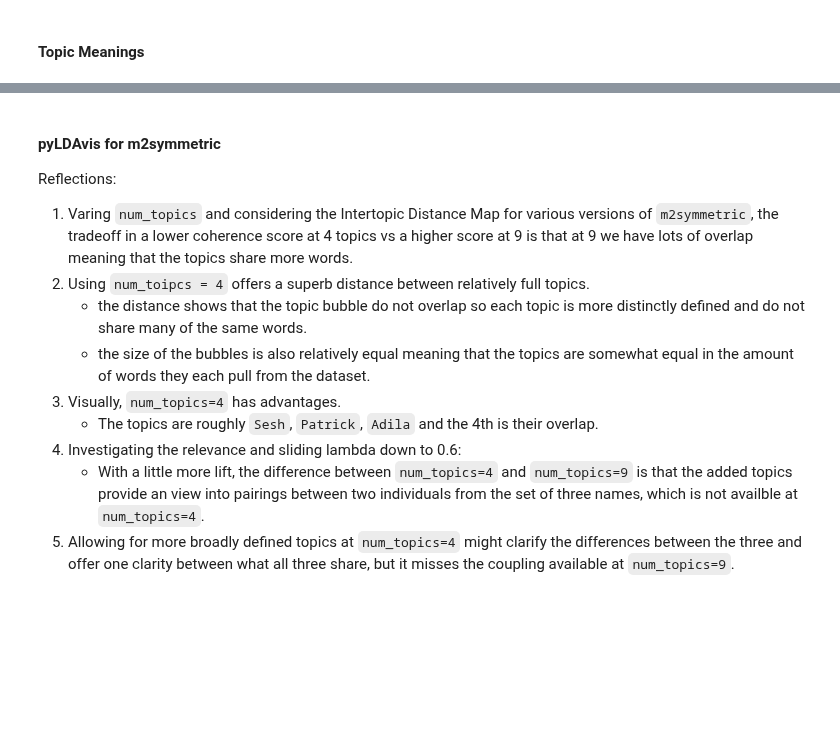
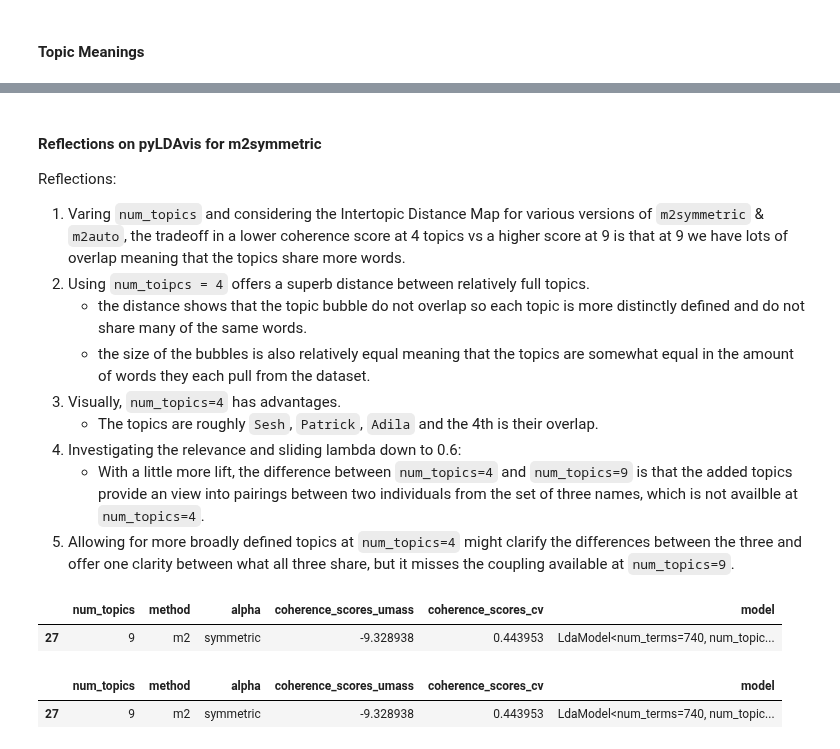
Before and after one commit to blehman/code_samples, a Jupyter notebook: tweet_topic_modeling/tom_robbins_whimsy.ipynb, the cells around one changed output, grey strips where cells are left out. Drawn from its saved outputs; the diff is of its cells as text; code cells hidden in the pictures; blank space fills up the shorter version.

```diff
--- a/tweet_topic_modeling/tom_robbins_whimsy.ipynb
+++ b/tweet_topic_modeling/tom_robbins_whimsy.ipynb
@@ -649,7 +641,7 @@ for num_topics in [9]:
 # %% [markdown]
-#### pyLDAvis for m2symmetric
+#### Reflections on pyLDAvis for m2symmetric
 Reflections:
-1. Varing `num_topics` and considering the Intertopic Distance Map for various versions of `m2symmetric`, the tradeoff in a lower coherence score at 4 topics vs a higher score at 9 is that at 9 we have lots of overlap meaning that the topics share more words.
+1. Varing `num_topics` and considering the Intertopic Distance Map for various versions of `m2symmetric` & `m2auto`, the tradeoff in a lower coherence score at 4 topics vs a higher score at 9 is that at 9 we have lots of overlap meaning that the topics share more words.
 2. Using `num_toipcs = 4` offers a superb distance between relatively full topics.
    * the distance shows that the topic bubble do not overlap so each topic is more distinctly defined and do not share many of the same words.
    * the size of the bubbles is also relatively equal meaning that the topics are somewhat equal in the amount of words they each pull from the dataset.
@@ -658,3 +650,33 @@ Reflections:
 4. Investigating the relevance and sliding lambda down to 0.6:
    *  With a little more lift, the difference between `num_topics=4` and `num_topics=9` is that the added topics provide an view into pairings between two individuals from the set of three names, which is not availble at `num_topics=4`.
 5. Allowing for more broadly defined topics at `num_topics=4` might clarify the differences between the three and offer one clarity between what all three share, but it misses the coupling available at `num_topics=9`.
+# %%
+import joblib
+import gensim
+model_name = 'm2symmetric9'
+method = 'm2'
+alpha = 'symmetric'
+time_str = '20240317-132003'
+num_topics = 9
+df_data = pd.DataFrame(joblib.load(f'data/df_data_baseline_{time_str}.joblib'))
+logic = ((df_data["method"]==method) & (df_data['num_topics']==num_topics) & (df_data['alpha'] == 'symmetric'))
+df_data[logic]
+# %% [output]
+|  | num_topics | method | alpha | coherence_scores_umass | coherence_scores_cv | model |
+| 27 | 9 | m2 | symmetric | -9.328938 | 0.443953 | LdaModel<num_terms=740, num_topic... |
+# %%
+method = 'm2'
+alpha = 'symmetric'
+time_str = '20240317-132003'
+num_topics = 9
+
+lda_model = gensim.models.LdaModel.load(f'data/lda/lda_{method}{alpha}{str(num_topics)}.model')
+train_corpus = joblib.load(f'data/lda/train_corpus_m2_{time_str}.joblib')
+dictionary = joblib.load(f'data/lda/dictionary_m2_{time_str}.joblib')
+
+df_data = pd.DataFrame(joblib.load(f'data/df_data_baseline_{time_str}.joblib'))
+logic = ((df_data["method"]==method) & (df_data['num_topics']==num_topics) & (df_data['alpha'] == 'symmetric'))
+df_data[logic]
+# %% [output]
+|  | num_topics | method | alpha | coherence_scores_umass | coherence_scores_cv | model |
+| 27 | 9 | m2 | symmetric | -9.328938 | 0.443953 | LdaModel<num_terms=740, num_topic... |
```
Also changed, not shown: parts of 40 cells of this notebook, 15 other files.
